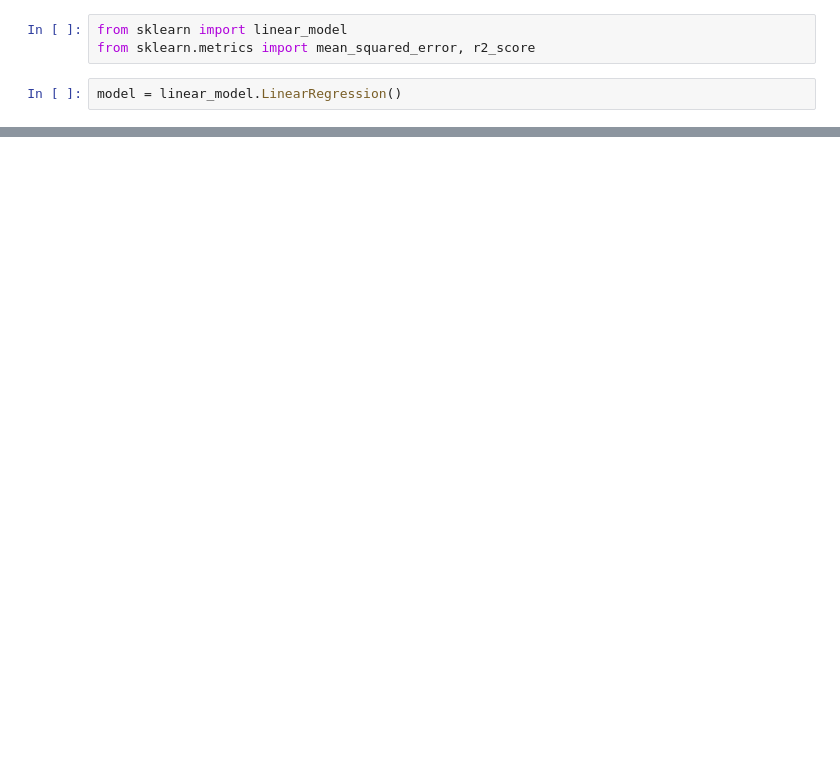
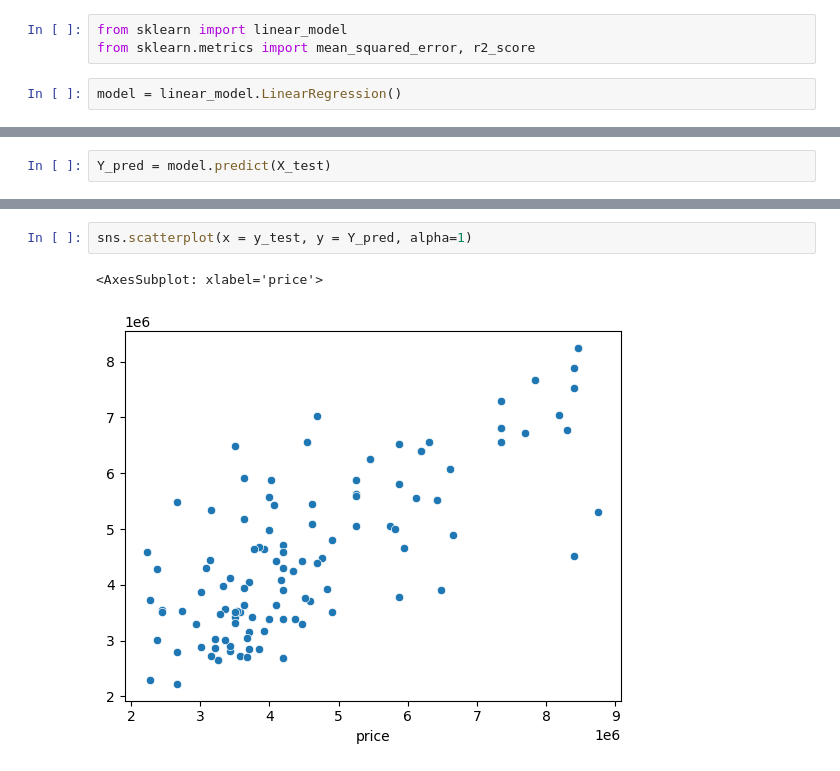
Before and after one commit to allelbhagya/supervised-learning, a Jupyter notebook: linear-regression/housing/housing.ipynb, the cells around one changed output, grey strips where cells are left out. Cells and saved outputs as stored; diff of their text form; blank space fills up the shorter version.

```diff
--- a/linear-regression/housing/housing.ipynb
+++ b/linear-regression/housing/housing.ipynb
@@ -72,0 +64,2 @@ ValueError: could not convert string to float: 'yes'
+# %%
+Y_pred = model.predict(X_test)
@@ -72,0 +95,5 @@ ValueError: could not convert string to float: 'yes'
+# %%
+sns.scatterplot(x = y_test, y = Y_pred, alpha=1)
+# %% [output]
+<AxesSubplot: xlabel='price'>
+[figure, added]
```
Also changed, not shown: parts of 8 cells of this notebook.
